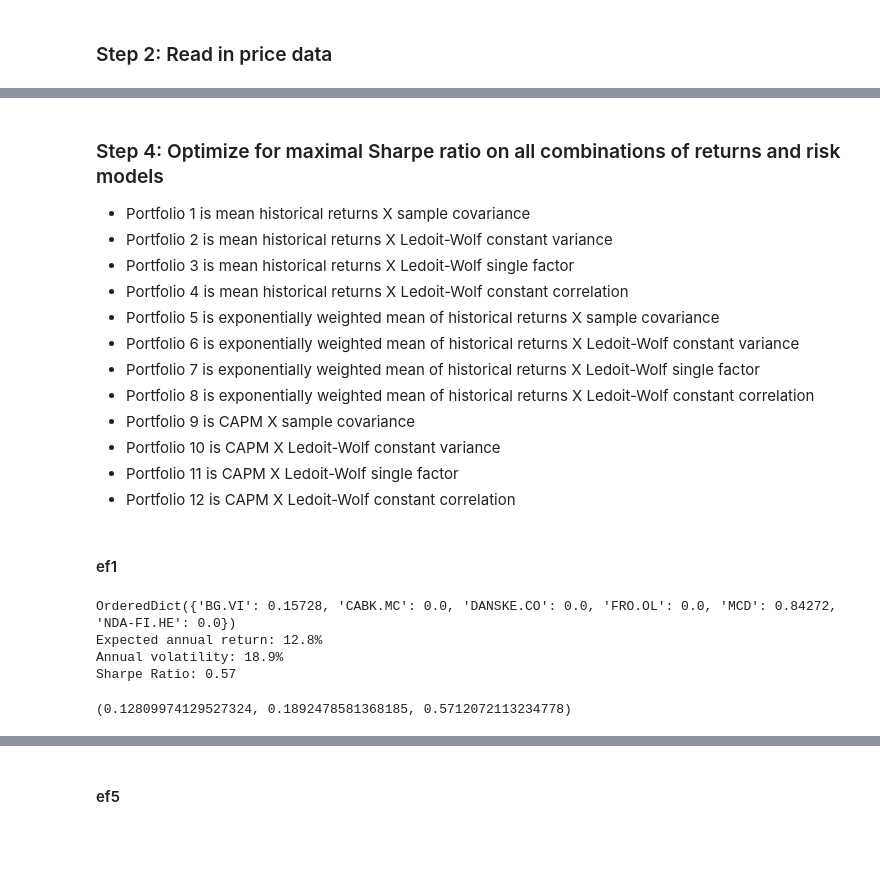
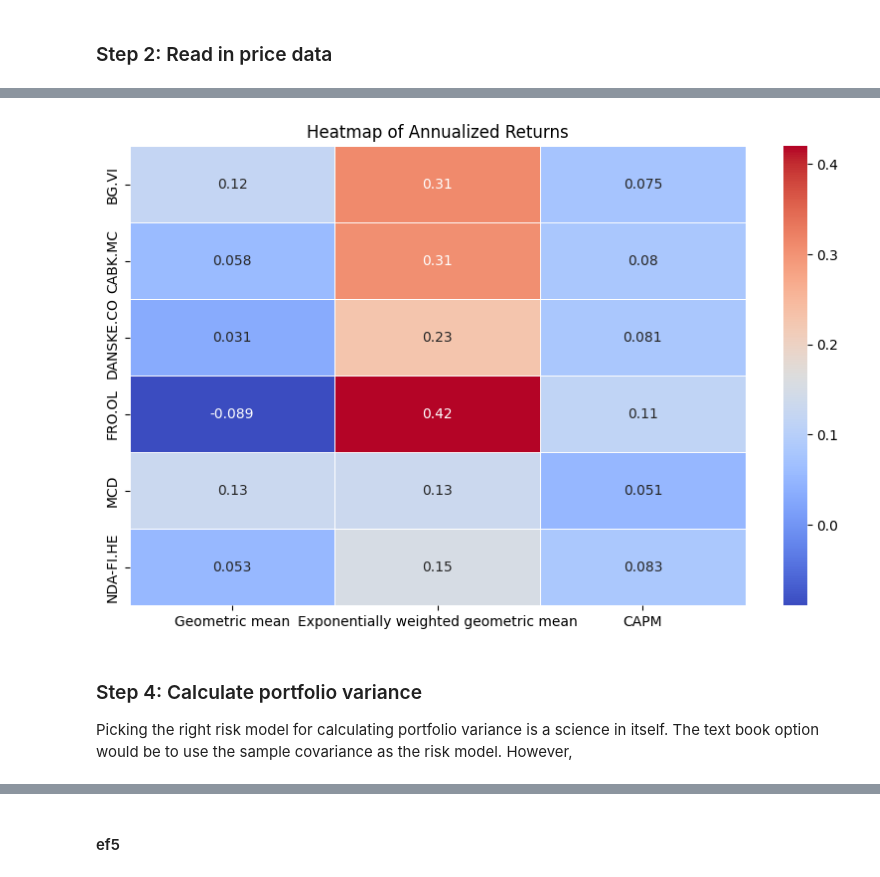
Before and after one commit to plexion/ModernPortfolioTheory, a Jupyter notebook: ModernPortfolioTheory_model_comparison.ipynb, the cells around one changed output, grey strips where cells are left out. Cells and saved outputs as stored; diff of their text form; code cells hidden in the pictures; blank space fills up the shorter version.

```diff
--- a/ModernPortfolioTheory_model_comparison.ipynb
+++ b/ModernPortfolioTheory_model_comparison.ipynb
@@ -62 +87,25 @@ display(stock_prices.tail()) #Display the 5 latest prices for the chosen time pe
+# %%
+import seaborn as sns
+import matplotlib.pyplot as plt
+
+# Combine Series into a DataFrame
+data = pd.DataFrame({
+    'Geometric mean': mu_mean,
+    'Exponentially weighted geometric mean': mu_ema,
+    'CAPM': mu_capm
+})
+
+# Plotting the heatmap
+plt.figure(figsize=(10, 6))
+sns.heatmap(data, annot=True, cmap='coolwarm', linewidths=.5)
+plt.title('Heatmap of Annualized Returns')
+plt.show()
+# %% [output]
+[figure, added]
+# %% [markdown]
+### Step 4: Calculate portfolio variance
+
+Picking the right risk model for calculating portfolio variance is a science in itself.
+The text book option would be to use the sample covariance as the risk model.
+However,
 # %%
@@ -76,35 +114,3 @@ S_sample_cov = risk_models.sample_cov(stock_prices) # Sample covariance
 S_LW_cv = risk_models.CovarianceShrinkage(stock_prices).ledoit_wolf(shrinkage_target='constant_variance') # Ledoit-Wolf with constant variance as shrinkage target
 S_LW_sf = risk_models.CovarianceShrinkage(stock_prices).ledoit_wolf(shrinkage_target='single_factor') # Ledoit-Wolf with single factor(identity matrix) as shrinkage target
 S_LW_cc = risk_models.CovarianceShrinkage(stock_prices).ledoit_wolf(shrinkage_target='constant_correlation') # Ledoit-Wolf with constant correlation as shrinkage target
-# %% [markdown]
-### Step 4: Optimize for maximal Sharpe ratio on all combinations of returns and risk models
-
-- Portfolio 1 is mean historical returns X sample covariance
-- Portfolio 2 is mean historical returns X Ledoit-Wolf constant variance
-- Portfolio 3 is mean historical returns X Ledoit-Wolf single factor
-- Portfolio 4 is mean historical returns X Ledoit-Wolf constant correlation
-- Portfolio 5 is exponentially weighted mean of historical returns X sample covariance
-- Portfolio 6 is exponentially weighted mean of historical returns X Ledoit-Wolf constant variance
-- Portfolio 7 is exponentially weighted mean of historical returns X Ledoit-Wolf single factor
-- Portfolio 8 is exponentially weighted mean of historical returns X Ledoit-Wolf constant correlation
-- Portfolio 9 is CAPM X sample covariance
-- Portfolio 10 is CAPM X Ledoit-Wolf constant variance
-- Portfolio 11 is CAPM X Ledoit-Wolf single factor
-- Portfolio 12 is CAPM X Ledoit-Wolf constant correlation
-# %% [markdown]
-#### ef1
-# %%
-# Optimize for maximal Sharpe ratio
-ef1 = EfficientFrontier(mu_mean, S_sample_cov) #Add constraints: ef = EfficientFrontier(mu, S, weight_bounds=(0, 0.1)) #Max 10% on each weight.
-# ef1.add_objective(objective_functions.L2_reg, gamma=1) #Reduce zero-weights by adding penalty on small weights with a L2-regularization term
-ef1_raw_weights = ef1.max_sharpe()
-ef1_cleaned_weights = ef1.clean_weights()
-# ef1.save_weights_to_file("weights_apmc_LedoitWolf.csv")  # saves to file
-print(ef1_cleaned_weights)
-ef1.portfolio_performance(verbose=True)
-# %% [output]
-OrderedDict({'BG.VI': 0.15728, 'CABK.MC': 0.0, 'DANSKE.CO': 0.0, 'FRO.OL': 0.0, 'MCD': 0.84272, 'NDA-FI.HE': 0.0})
-Expected annual return: 12.8%
-Annual volatility: 18.9%
-Sharpe Ratio: 0.57
-(0.12809974129527324, 0.1892478581368185, 0.5712072113234778)
```
Also changed, not shown: parts of 17 cells of this notebook, 10 other files.
